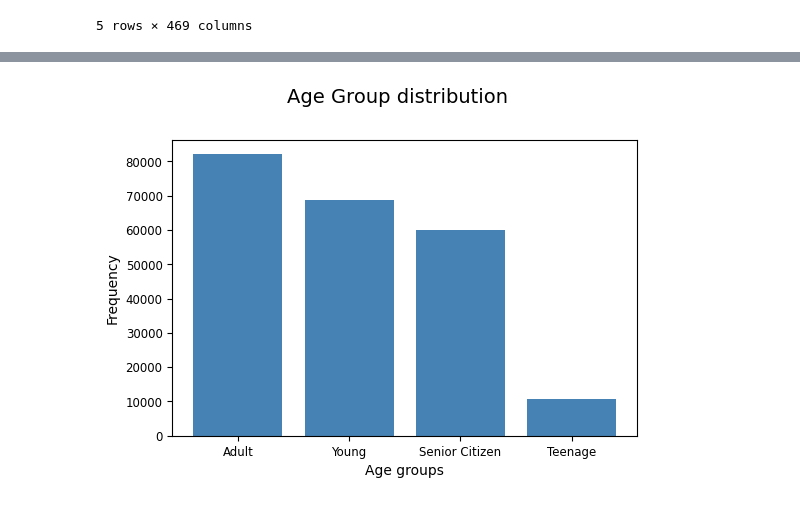
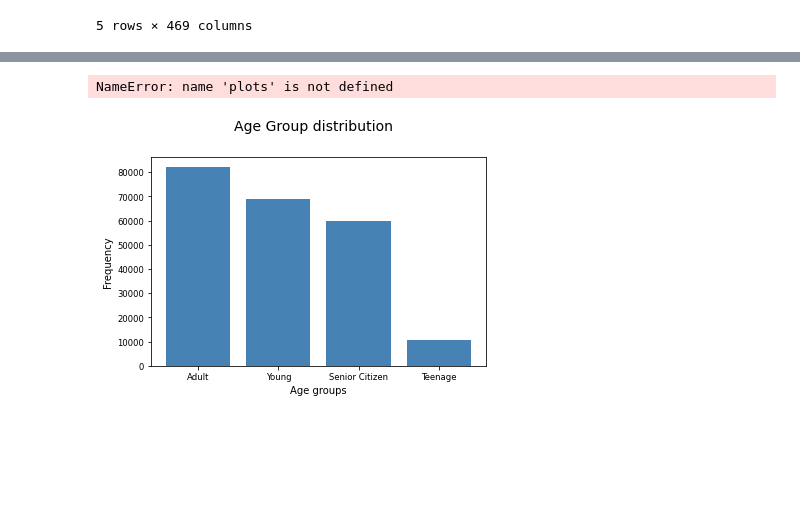
Before and after one commit to amolahinge/CS765-group-population, a Jupyter notebook: CS765_Project_2.ipynb, the cells around one changed output, grey strips where cells are left out. Saved outputs shown, nothing was run; the diff lists cells and outputs as text; code cells hidden in the pictures; blank space fills up the shorter version.

```diff
--- a/CS765_Project_2.ipynb
+++ b/CS765_Project_2.ipynb
@@ -57,19 +57,33 @@ freq, bins, patches = ax.hist(processed_df['Age'], color='steelblue', bins=[15,
 # %%
 #treat age as categorical variables - better than earlier one where we manually defined beans. Rigth skewing more visible
 
 fig = plt.figure(figsize = (6, 4))
 title = fig.suptitle("Age Group distribution", fontsize=14)
 fig.subplots_adjust(top=0.85, wspace=0.3)
 
 ax = fig.add_subplot(1,1, 1)
 ax.set_xlabel("Age groups")
 ax.set_ylabel("Frequency")
 df_age = processed_df['AgeGrp'].value_counts()
 df_age = (list(df_age.index), list(df_age.values))
 ax.tick_params(axis='both', which='major', labelsize=8.5)
-bar = ax.bar(df_age[0], df_age[1], color='steelblue')
+barf = ax.bar(df_age[0], df_age[1], color='steelblue')
+for bar in barf.patches:
+
+  # Using Matplotlib's annotate function and
+  # passing the coordinates where the annotation shall be done
+  # x-coordinate: bar.get_x() + bar.get_width() / 2
+  # y-coordinate: bar.get_height()
+  # free space to be left to make graph pleasing: (0, 8)
+  # ha and va stand for the horizontal and vertical alignment
+    plots.annotate(format(bar.get_height(), '.2f'),
+                   (bar.get_x() + bar.get_width() / 2,
+                    bar.get_height()), ha='center', va='center',
+                   size=15, xytext=(0, 8),
+                   textcoords='offset points')
 # %% [output]
+NameError: name 'plots' is not defined
-[figure, old version]
+[figure, new version]
 # %%
 #number of children
 fig = plt.figure(figsize = (6, 4))
```
Also changed, not shown: parts of 18 cells of this notebook, 1 other file.
